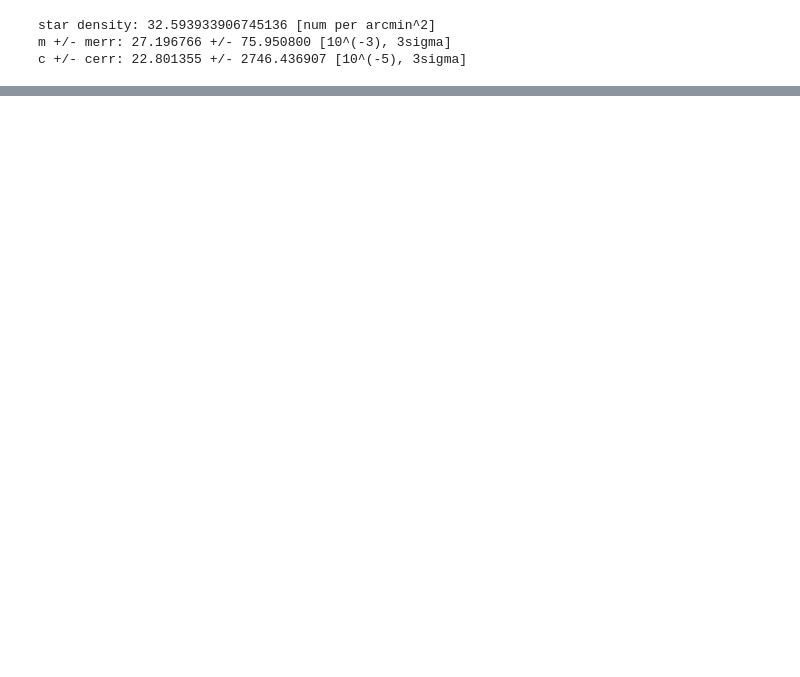
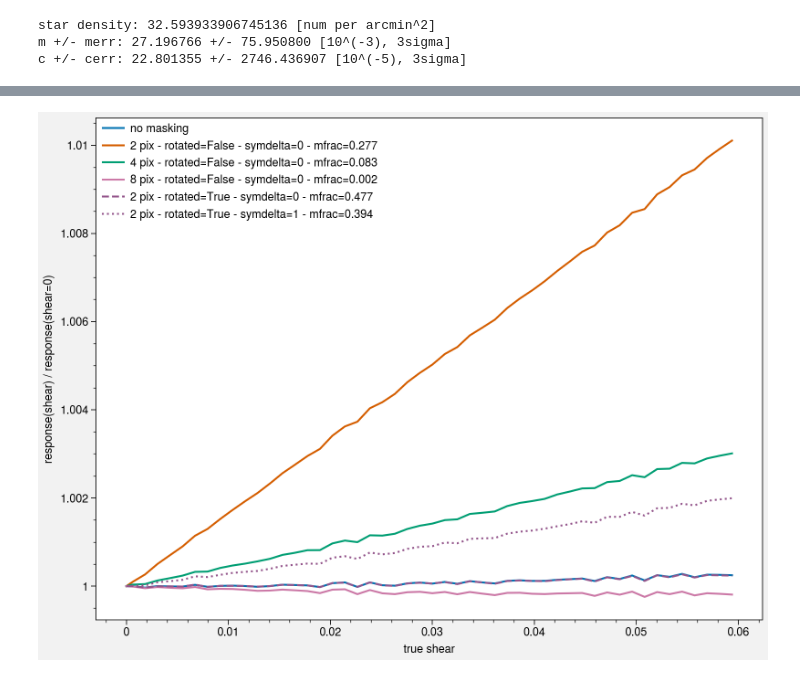
Before and after one commit to beckermr/misc, a Jupyter notebook: work/lens_mask_edges/test_msk.ipynb, the cells around one changed output, grey strips where cells are left out. Cells and saved outputs as stored; diff of their text form; code cells hidden in the pictures; blank space fills up the shorter version.

```diff
--- a/work/lens_mask_edges/test_msk.ipynb
+++ b/work/lens_mask_edges/test_msk.ipynb
@@ -47,0 +151,30 @@ axs.set_ylim(0, mbobs[0][0].image.shape[0])
+# %%
+def _do_plots(axs, rotate, symdelta, pixvals, **kwargs):
+    hdls = []
+    for pval in pixvals:
+        if pval is None:
+            sp, R, mf = meas_R_mask(None, rotate, symdelta=symdelta)
+            hdls.append(axs.plot(sp, R/R[0], label='no masking'))
+        else:
+            sp, R, mf = meas_R_mask(pval, rotate, symdelta=symdelta)
+            hdls.append(axs.plot(
+                    sp, R/R[0],
+                    label='%d pix - rotated=%s - symdelta=%d - mfrac=%0.3f' % (pval, rotate, symdelta, mf),
+                    **kwargs
+                )
+            )
+
+    return hdls
+
+fig, axs = pplt.subplots(figsize=(8, 6))
+
+hdls = _do_plots(axs, False, 0, [None, 2, 4, 8])
+hdls.extend(_do_plots(axs, True, 0, [2], linestyle='dashed', color='purple'))
+hdls.extend(_do_plots(axs, True, 1, [2], linestyle='dotted', color='purple'))
+
+axs.legend(hdls, loc='ul', ncols=1, frameon=False, framealpha=0)
+axs.format(xlabel='true shear')
+axs.format(ylabel='response(shear) / response(shear=0)')
+axs.grid(False)
+# %% [output]
+[figure, added]
```
Also changed, not shown: parts of 6 cells of this notebook, 1 other file.
